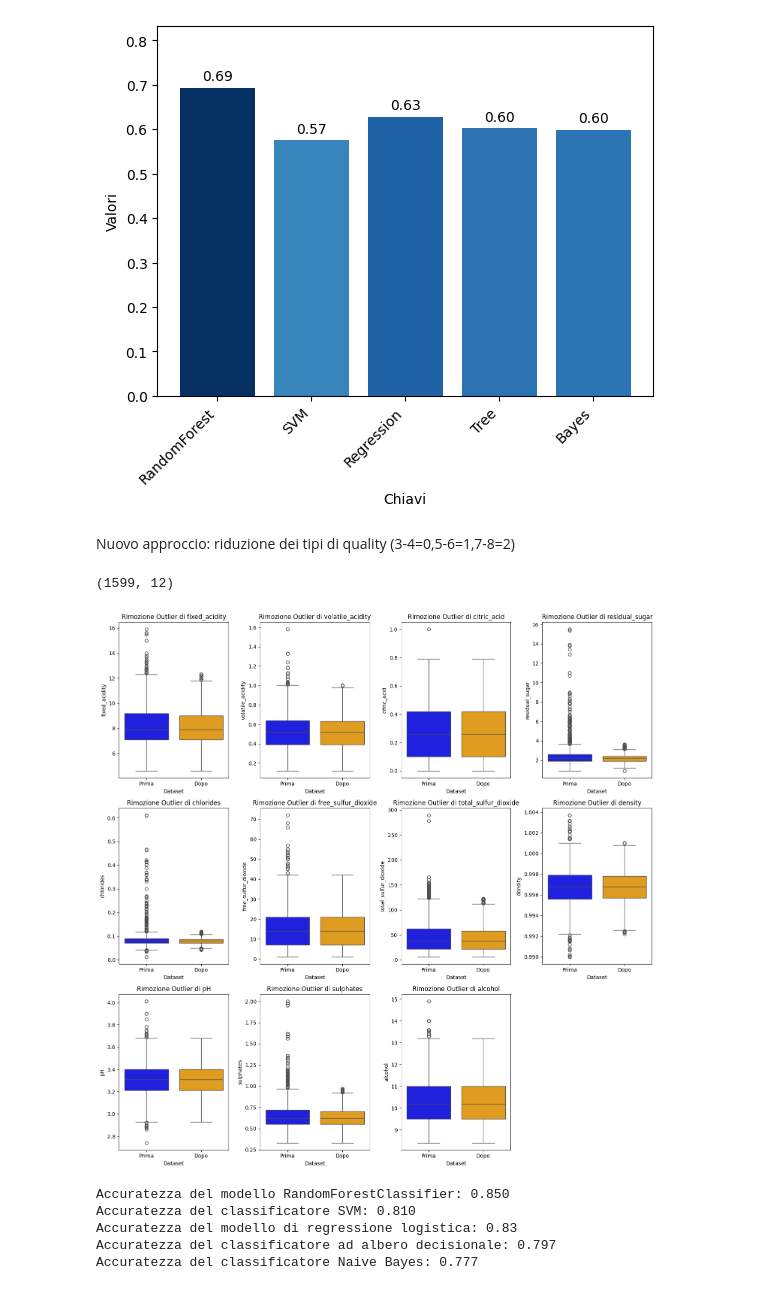
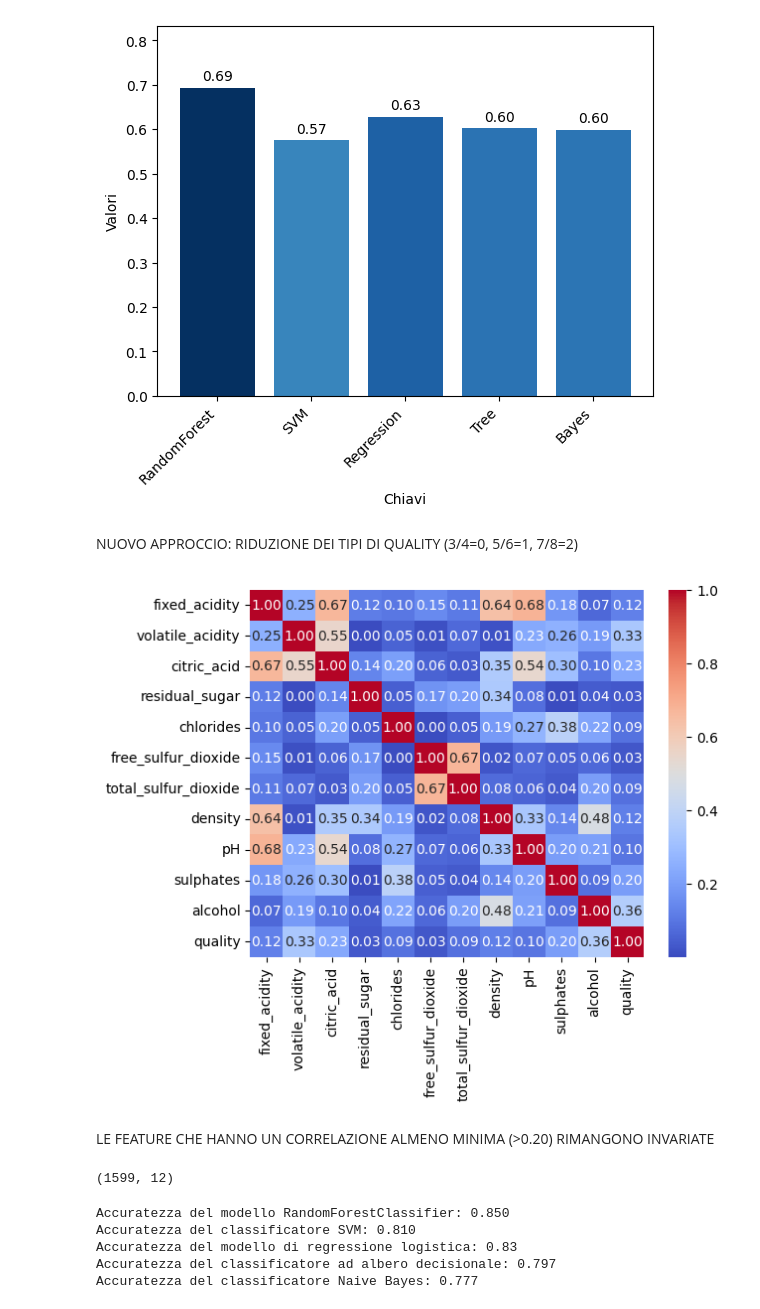
Before and after one commit to gonarec/WineDetector_Python_Project, a Jupyter notebook: Project_2nd_Sol.ipynb, the cells around one changed output. Drawn from its saved outputs; the diff is of its cells as text; code cells hidden in the pictures.

```diff
--- a/Project_2nd_Sol.ipynb
+++ b/Project_2nd_Sol.ipynb
@@ -296,18 +300,22 @@ Accuratezza del classificatore ad albero decisionale: 0.602
 Accuratezza del classificatore Naive Bayes: 0.599
 [figure]
 # %% [markdown]
-Nuovo approccio: riduzione dei tipi di quality  (3-4=0,5-6=1,7-8=2)
+NUOVO APPROCCIO: RIDUZIONE DEI TIPI DI QUALITY  (3/4=0, 5/6=1, 7/8=2)
 # %%
 new_data=new_quality_value(data)
+# %%
+corr_matrix_new = new_data.corr().abs()
+sns.heatmap(corr_matrix_new, annot=True, cmap='coolwarm', fmt=".2f")
+plt.show()
+# %% [output]
+[figure, added]
+# %% [markdown]
+LE FEATURE CHE HANNO UN CORRELAZIONE ALMENO MINIMA (>0.20) RIMANGONO INVARIATE
 # %%
 data_clean_new=replace_outliers_with_median(new_data)
 data_clean_new.shape
 # %% [output]
 (1599, 12)
-# %%
-plot_boxplots_comparision(new_data,data_clean_new)
-# %% [output]
-[figure, removed]
 # %%
 result_data_clean_new=classificator(data_clean_new,'quality')
 plot_bar_chart(result_data_clean_new)
```
Also changed, not shown: parts of 4 cells of this notebook.
